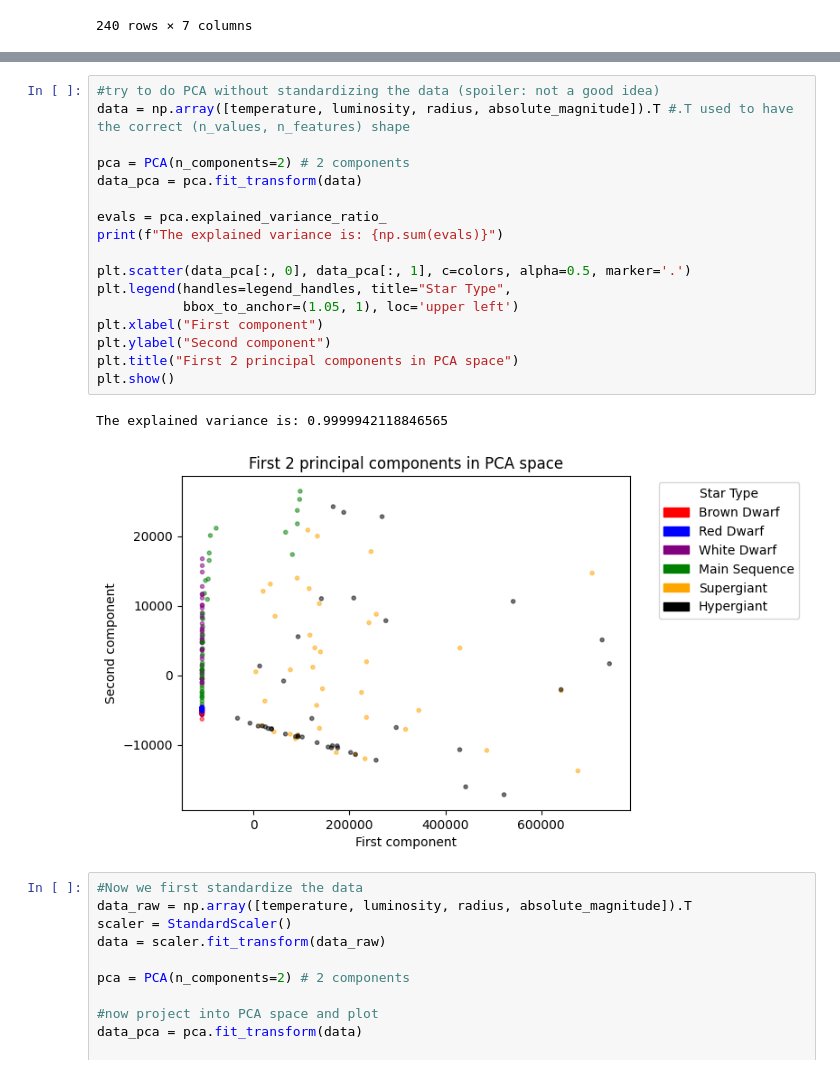
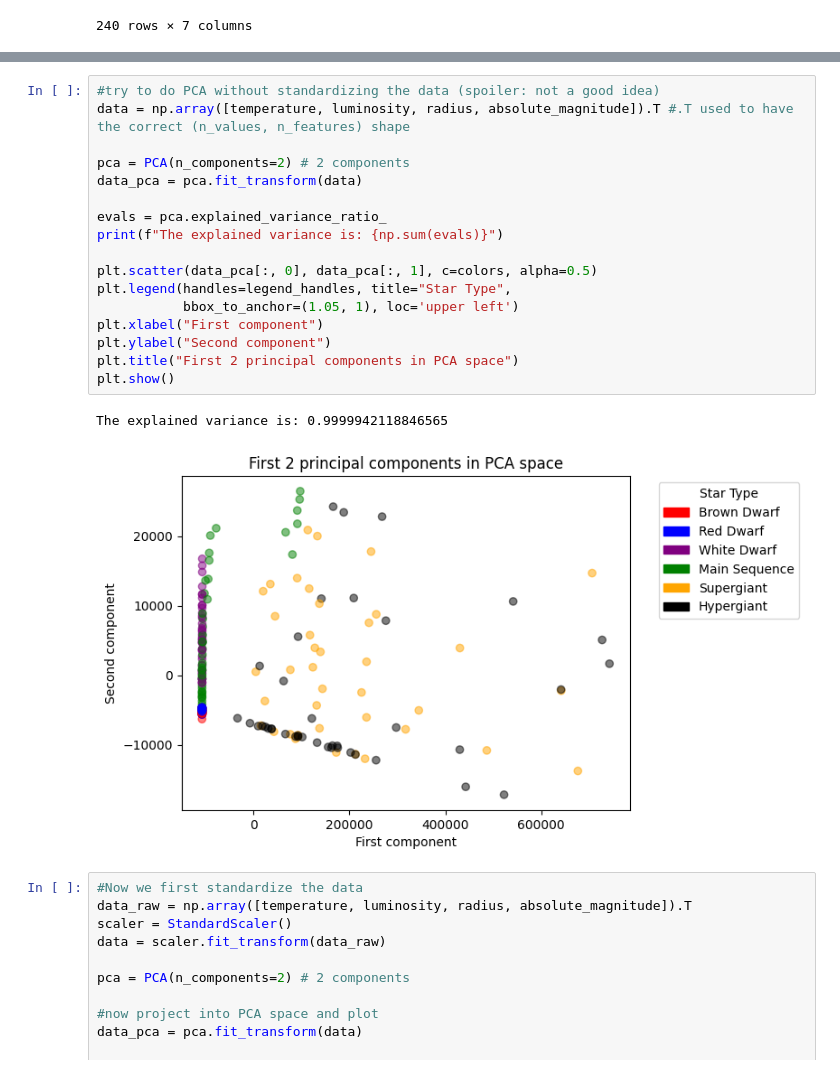
Before and after one commit to RiccardoFanton/astrostatistics_bicocca_2026, a Jupyter notebook: working/Lecture_15.ipynb, the cells around one changed output, grey strips where cells are left out. Cells and saved outputs as stored; diff of their text form.

```diff
--- a/working/Lecture_15.ipynb
+++ b/working/Lecture_15.ipynb
@@ -77,23 +77,23 @@ plt.show()
 # %%
 #try to do PCA without standardizing the data (spoiler: not a good idea)
 data = np.array([temperature, luminosity, radius, absolute_magnitude]).T #.T used to have the correct (n_values, n_features) shape
 
 pca = PCA(n_components=2) # 2 components
 data_pca = pca.fit_transform(data)
 
 evals = pca.explained_variance_ratio_
 print(f"The explained variance is: {np.sum(evals)}")
 
-plt.scatter(data_pca[:, 0], data_pca[:, 1], c=colors, alpha=0.5, marker='.')
+plt.scatter(data_pca[:, 0], data_pca[:, 1], c=colors, alpha=0.5)
 plt.legend(handles=legend_handles, title="Star Type",
            bbox_to_anchor=(1.05, 1), loc='upper left')
 plt.xlabel("First component")
 plt.ylabel("Second component")
 plt.title("First 2 principal components in PCA space")
 plt.show()
 # %% [output]
 The explained variance is: 0.9999942118846565
-[figure, old version]
+[figure, new version]
 # %%
 #Now we first standardize the data
 data_raw = np.array([temperature, luminosity, radius, absolute_magnitude]).T
```
Also changed, not shown: parts of 6 cells of this notebook.
